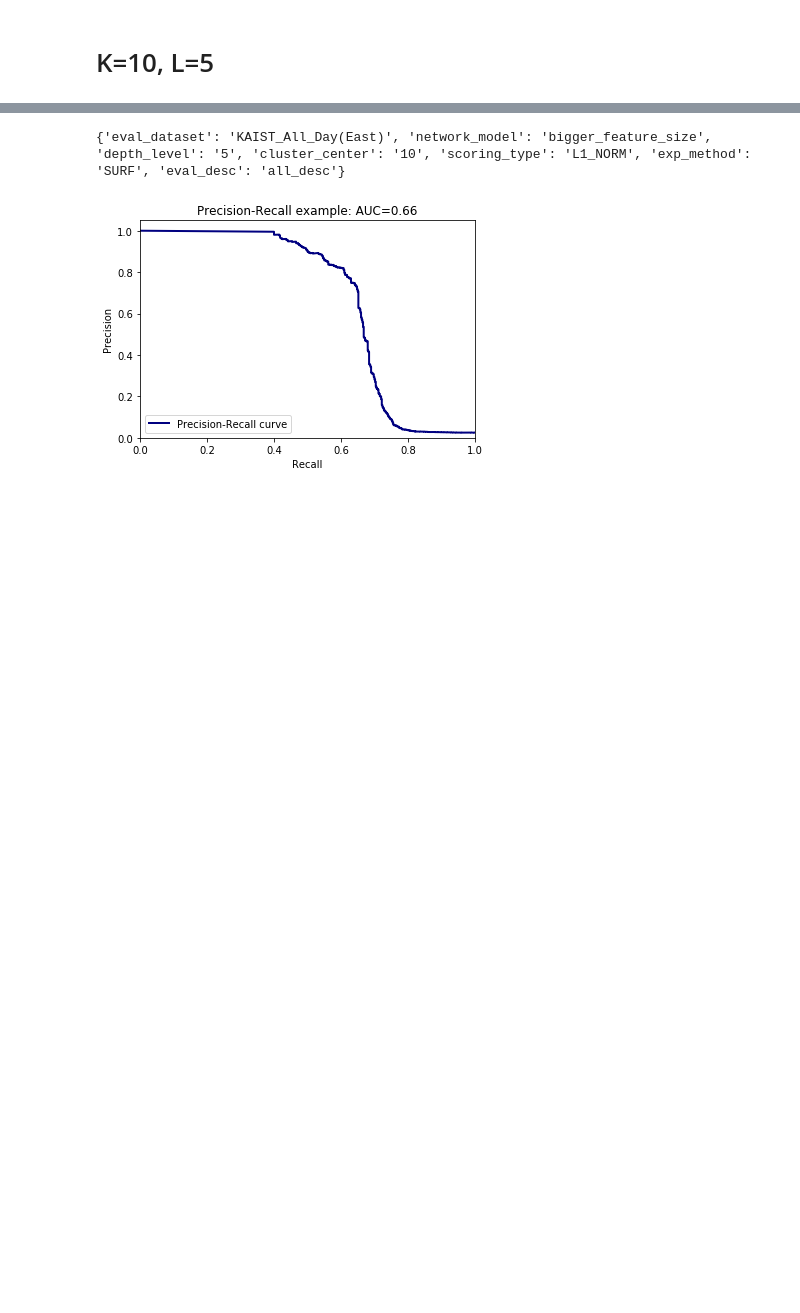
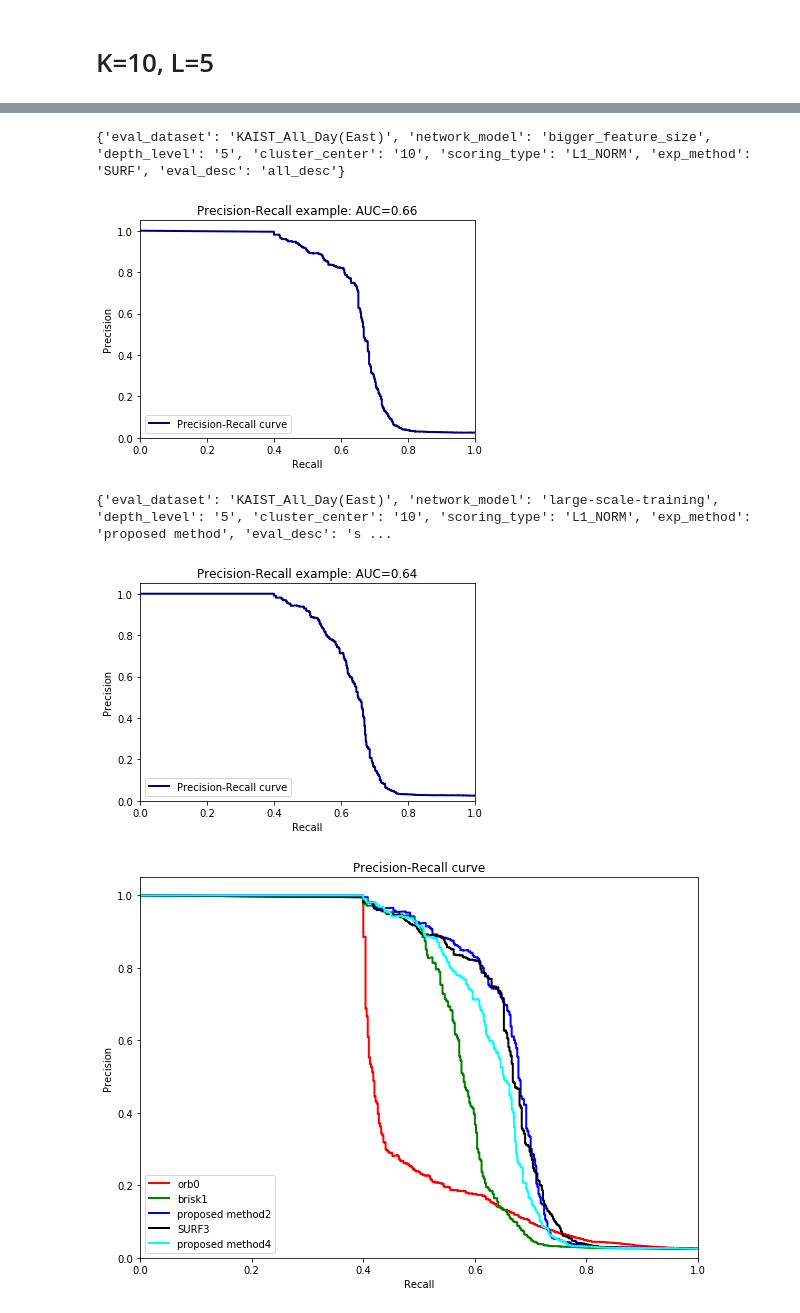
Before and after one commit to JustWon/LoopClosureDetectionTestBed, a Jupyter notebook: 20170912 Experiment for KA-East.ipynb, the cells around one changed output, grey strips where cells are left out. Drawn from its saved outputs; the diff is of its cells as text; code cells hidden in the pictures; blank space fills up the shorter version.

```diff
--- a/20170912 Experiment for KA-East.ipynb
+++ b/20170912 Experiment for KA-East.ipynb
@@ -86,26 +86,46 @@ def theSpecificResult(path):
 # %%
 testcases = [
 '/home/dongwonshin/Desktop/LoopClosureDetectionTestBed/result_folder/2017-09-12-03-21-57',
 '/home/dongwonshin/Desktop/LoopClosureDetectionTestBed/result_folder/2017-09-12-03-19-46',
 '/home/dongwonshin/Desktop/LoopClosureDetectionTestBed/result_folder/2017-09-12-02-34-57',
 '/home/dongwonshin/Desktop/LoopClosureDetectionTestBed/result_folder/2017-09-12-01-52-06',
+'/home/dongwonshin/Desktop/DBoW2/build2/result/2017-09-13-00-28-54'
 ]
 
 curve_results = []
 for testcase in testcases:
     corr_mat, param_cfg, params = theSpecificResult(testcase)
     esti_corr_mat = np.loadtxt(corr_mat)
     if (params['eval_dataset'] == TARGET_EVAL_DATASET):
         curve_results.append([PrecisionRecallCurve(GT_corr_mat, esti_corr_mat), params])
     else:
         print(params)
         print('current eval dataset is not %s (which is the target)' % TARGET_EVAL_DATASET)
+
+# Plot Precision-Recall curve
+plt.figure(figsize=(10,7))
+plt.clf()
+cnt = 0
+for curve, color in zip(curve_results, ['red','green','blue','black','cyan']):
+    plt.plot(curve[0][1], curve[0][0], lw=2, color=color, label=curve[1]['exp_method'] + str(cnt))
+    cnt+=1
+
+plt.xlabel('Recall')
+plt.ylabel('Precision')
+plt.ylim([0.0, 1.05])
+plt.xlim([0.0, 1.0])
+plt.title('Precision-Recall curve')
+plt.legend(loc="lower left")
+plt.show()
 # %% [output]
 {'exp_method': 'orb', 'eval_dataset': 'KAIST_All_Day(East)', 'depth_level': '5', 'cluster_center': '10', 'scoring_type': 'L1_NORM'}
 [figure]
 {'exp_method': 'brisk', 'eval_dataset': 'KAIST_All_Day(East)', 'depth_level': '5', 'cluster_center': '10', 'scoring_type': 'L1_NORM'}
 [figure]
 {'eval_dataset': 'KAIST_All_Day(East)', 'network_model': 'bigger_feature_size', 'depth_level': '5', 'cluster_center': '10', 'scoring_type': 'L1_NORM', 'exp_method': 'proposed method', 'eval_desc': 'al ...
 [figure]
 {'eval_dataset': 'KAIST_All_Day(East)', 'network_model': 'bigger_feature_size', 'depth_level': '5', 'cluster_center': '10', 'scoring_type': 'L1_NORM', 'exp_method': 'SURF', 'eval_desc': 'all_desc'}
 [figure]
+{'eval_dataset': 'KAIST_All_Day(East)', 'network_model': 'large-scale-training', 'depth_level': '5', 'cluster_center': '10', 'scoring_type': 'L1_NORM', 'exp_method': 'proposed method', 'eval_desc': 's ...
+[figure, added]
+[figure, added]
```
Also changed, not shown: parts of 4 cells of this notebook, 54 other files.
